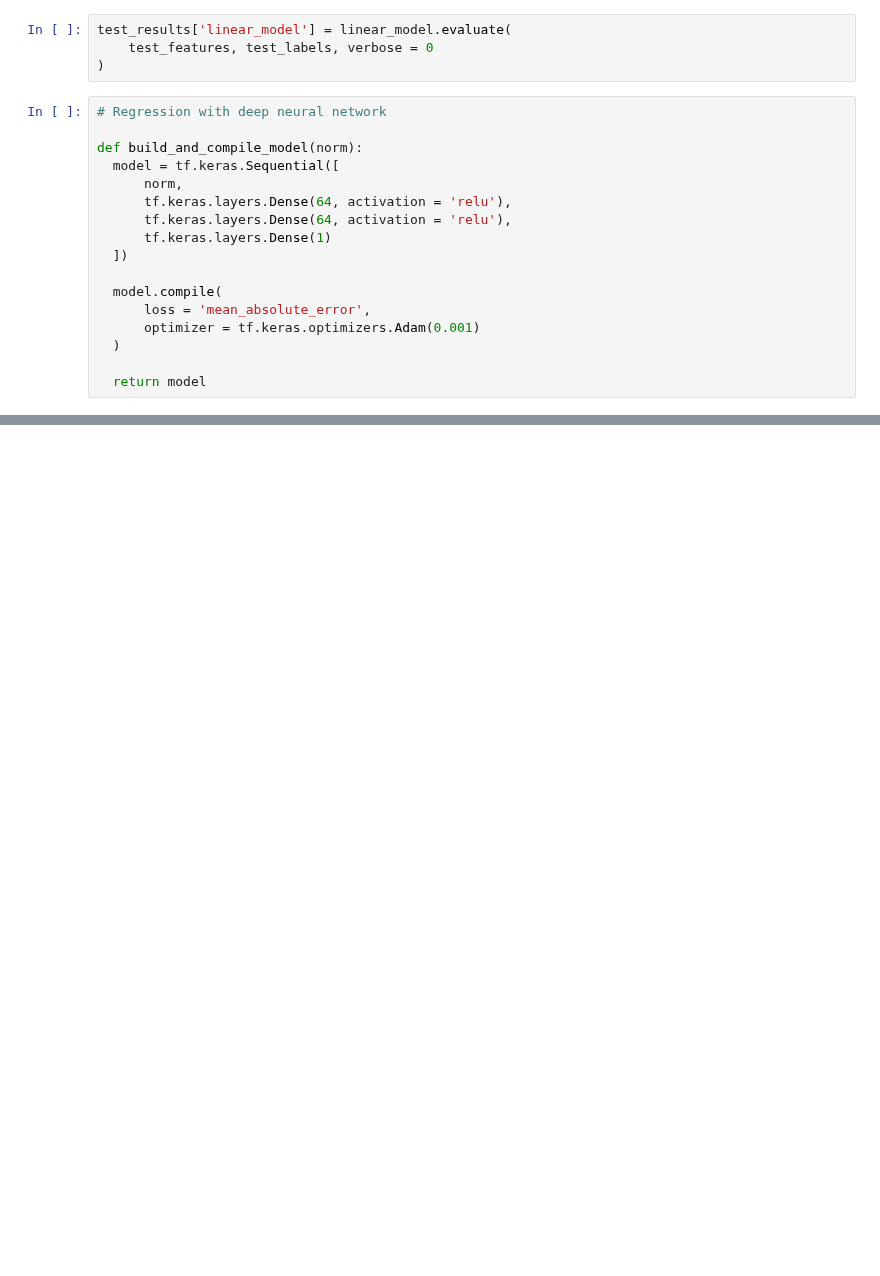
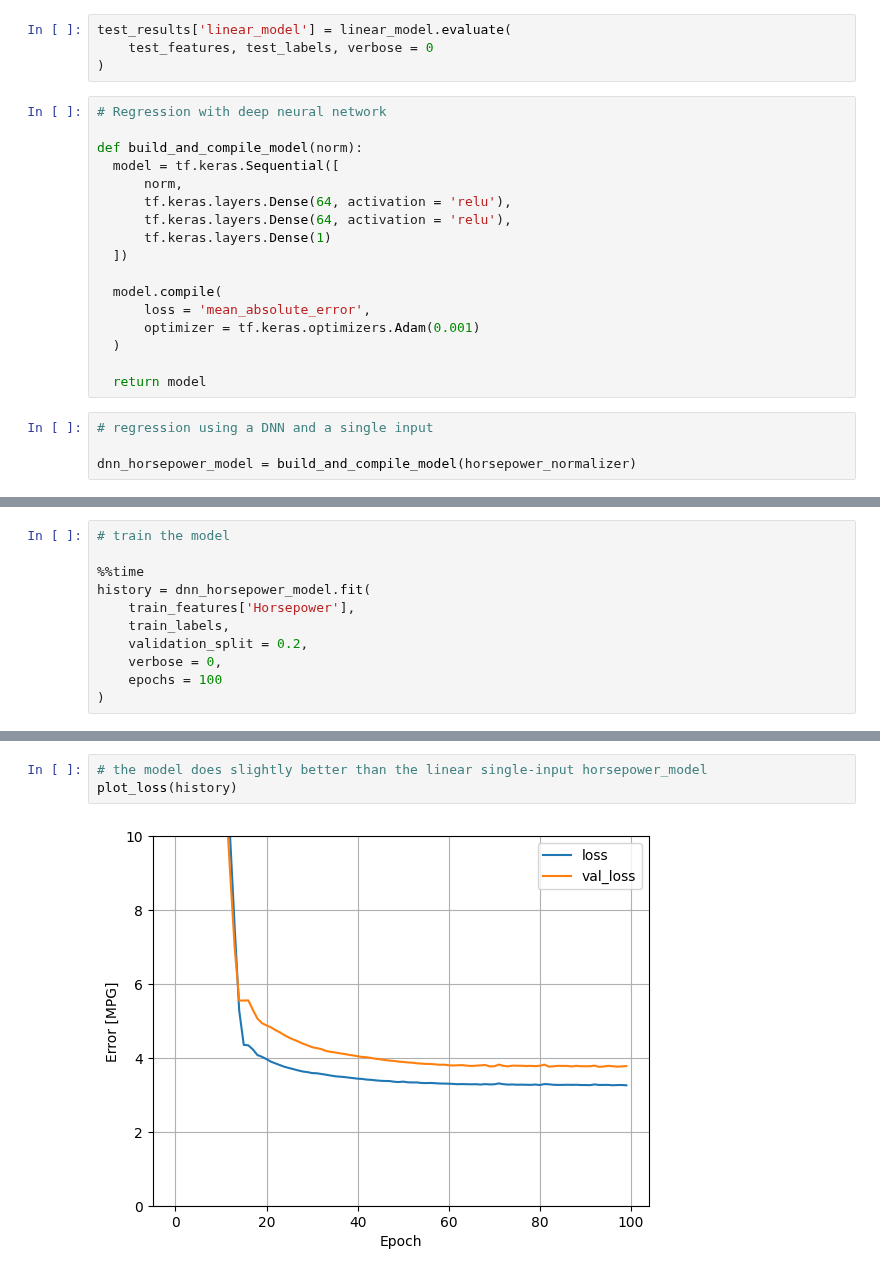
Before and after one commit to NavdeepTU/Deep-Learning, a Jupyter notebook: 02. ML basics with Keras/05. Basic_regression_Predict_fuel_efficiency.ipynb, the cells around one changed output, grey strips where cells are left out. Saved outputs shown, nothing was run; the diff lists cells and outputs as text; blank space fills up the shorter version.

Commit message:
building dnn using one feature

```diff
--- a/02. ML basics with Keras/05. Basic_regression_Predict_fuel_efficiency.ipynb
+++ b/02. ML basics with Keras/05. Basic_regression_Predict_fuel_efficiency.ipynb
@@ -309,3 +309,7 @@ def build_and_compile_model(norm):
   )
 
   return model
+# %%
+# regression using a DNN and a single input
+
+dnn_horsepower_model = build_and_compile_model(horsepower_normalizer)
@@ -311,0 +337,11 @@ def build_and_compile_model(norm):
+# %%
+# train the model
+
+%%time
+history = dnn_horsepower_model.fit(
+    train_features['Horsepower'],
+    train_labels,
+    validation_split = 0.2,
+    verbose = 0,
+    epochs = 100
+)
@@ -311,0 +351,5 @@ def build_and_compile_model(norm):
+# %%
+# the model does slightly better than the linear single-input horsepower_model
+plot_loss(history)
+# %% [output]
+[figure, added]
```
Also changed, not shown: parts of 11 cells of this notebook.
